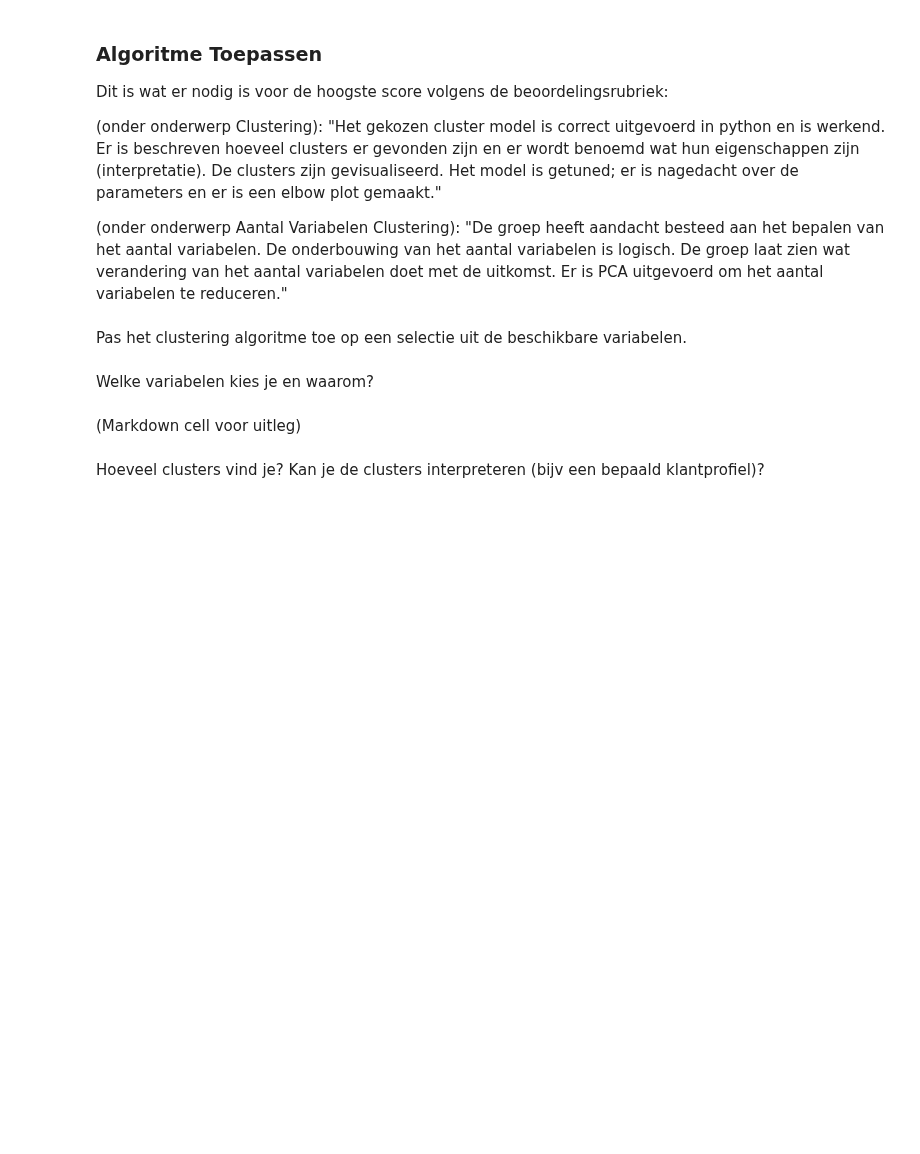
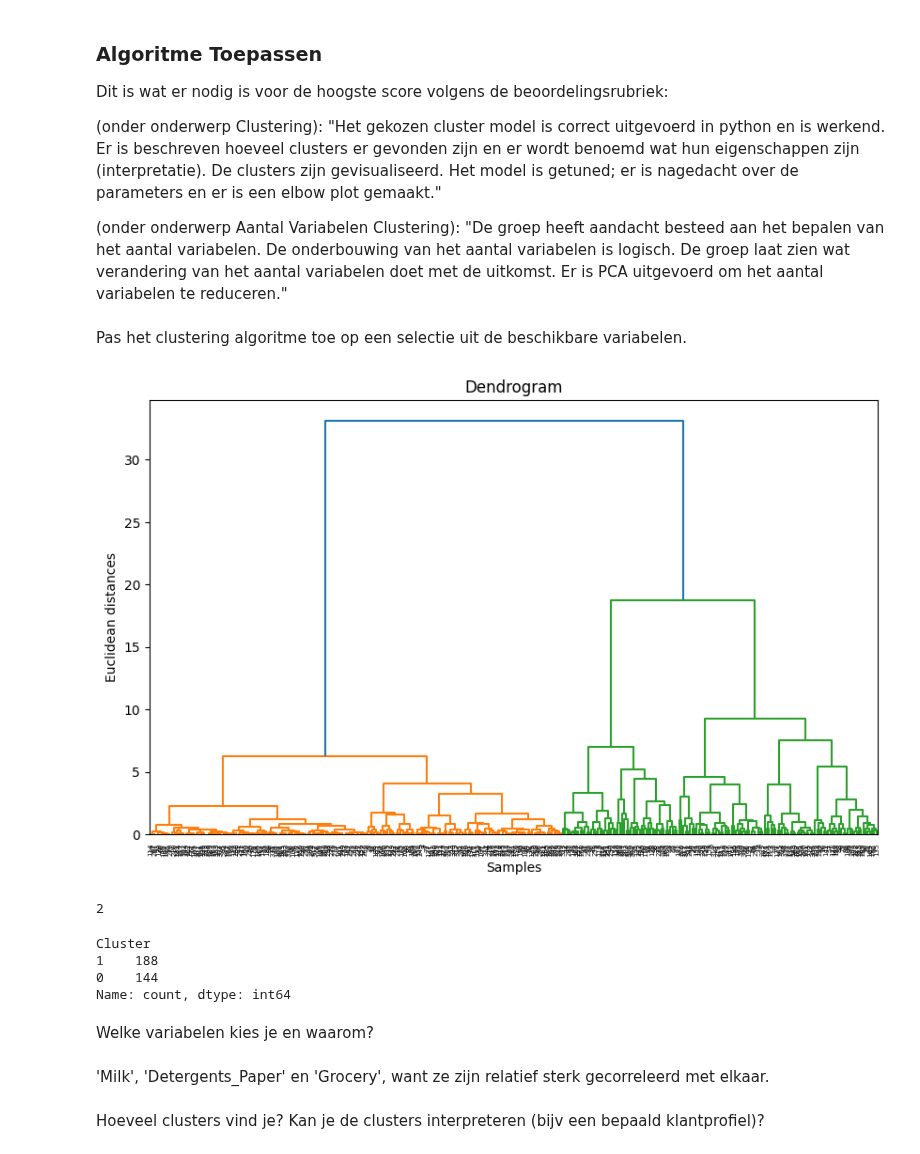
Before and after one commit to yanj27/Smart_Industry, a Jupyter notebook: Data Mining/Opdracht 3/Data Mining - Opdracht 3 (Clustering).ipynb, the cells around one changed output. Cells and saved outputs as stored; diff of their text form; code cells hidden in the pictures; blank space fills up the shorter version.

```diff
--- a/Data Mining/Opdracht 3/Data Mining - Opdracht 3 (Clustering).ipynb
+++ b/Data Mining/Opdracht 3/Data Mining - Opdracht 3 (Clustering).ipynb
@@ -340,11 +340,44 @@ Dit is wat er nodig is voor de hoogste score volgens de beoordelingsrubriek:
 # %% [markdown]
 Pas het clustering algoritme toe op een selectie uit de beschikbare variabelen.
 # %%
-(code cell)
+from sklearn.preprocessing import StandardScaler, normalize
+from sklearn.cluster import AgglomerativeClustering
+import scipy.cluster.hierarchy as sch
+
+scaler = StandardScaler()
+X_scaled = scaler.fit_transform(filtered_data[['Milk', 'Detergents_Paper', 'Grocery']])
+X_normalized = normalize(X_scaled)
+X_normalized = pd.DataFrame(X_normalized)
+
+X_normalized.head()
+
+cluster = AgglomerativeClustering(linkage='ward', metric='euclidean')
+labels = cluster.fit_predict(X_scaled)
+filtered_data['Cluster'] = labels
+
+plt.figure(figsize=(10, 6))
+dendrogram = sch.dendrogram(sch.linkage(X_scaled, method='ward'))
+plt.title("Dendrogram")
+plt.xlabel("Samples")
+plt.ylabel("Euclidean distances")
+plt.show()
+# %% [output]
+[figure, added]
+# %%
+filtered_data['Cluster'].nunique() # Aantal clusters
+# %% [output]
+2
+# %%
+filtered_data['Cluster'].value_counts() # Aantal keer dat een cluster voorkomt
+# %% [output]
+Cluster
+1    188
+0    144
+Name: count, dtype: int64
 # %% [markdown]
 Welke variabelen kies je en waarom?
 # %% [markdown]
-(Markdown cell voor uitleg)
+'Milk', 'Detergents_Paper' en 'Grocery', want ze zijn relatief sterk gecorreleerd met elkaar.
 # %% [markdown]
 Hoeveel clusters vind je? Kan je de clusters interpreteren (bijv een bepaald klantprofiel)?
 # %% [markdown]
```
Also changed, not shown: parts of 5 cells of this notebook.
